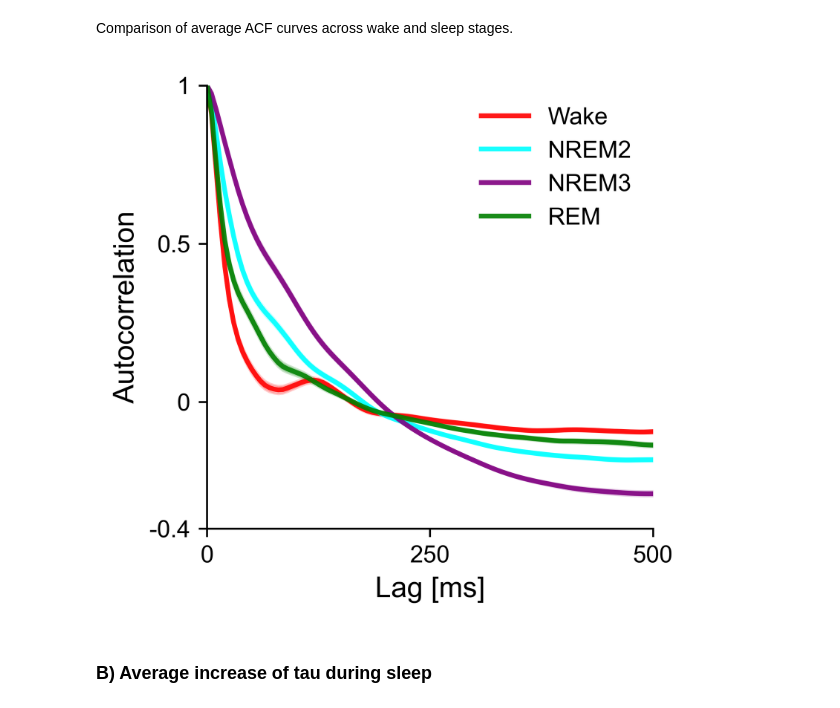
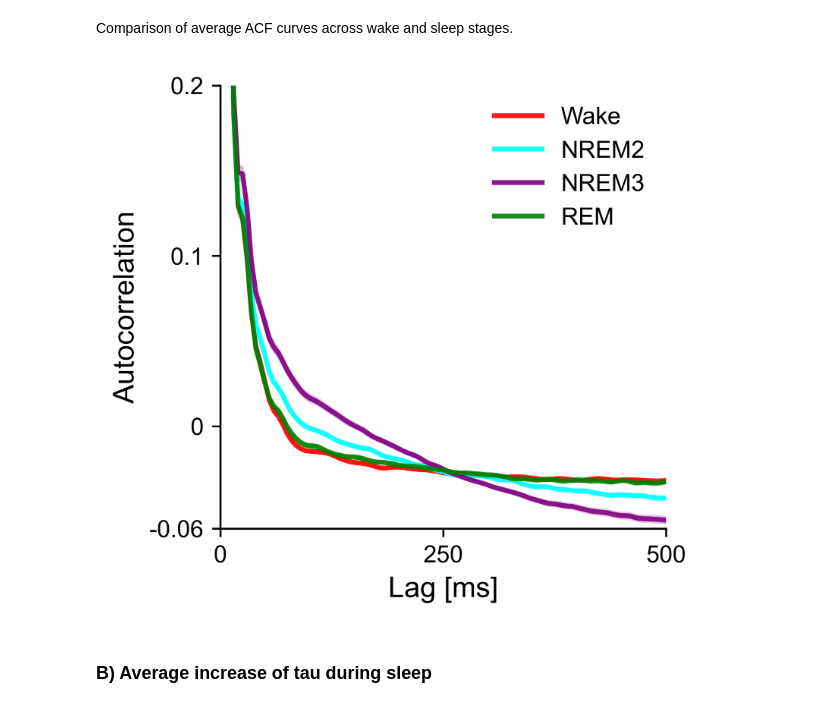
Before and after one commit to cusinatr/MNI-Analysis, a Jupyter notebook: Analysis/Fig_gamma.ipynb, the cells around one changed output. Cells and saved outputs as stored; diff of their text form; code cells hidden in the pictures.

```diff
--- a/Analysis/Fig_gamma.ipynb
+++ b/Analysis/Fig_gamma.ipynb
@@ -96,39 +96,36 @@ for stage in stages:
 
     # Figure ACF
     ax.plot(
         lags * 1000,
         acf_stage_avg,
         c=stage_colors[stage],
         label=title_dict[stage],
         lw=2,
         alpha=0.9,
     )
     ax.fill_between(
         lags * 1000,
         acf_stage_avg - acf_stage_se,
         acf_stage_avg + acf_stage_se,
         color=stage_colors[stage],
         alpha=0.2,
     )
 # Plot parameters
-# ax.set_title("Average Broadband ACF", fontsize=fsize.TITLE_SIZE)
 ax.set_xlim(0, 500)
 ax.set_xticks([0, 250, 500], labels=[0, 250, 500], fontsize=plots.fsize.TICK_SIZE)
 ax.set_xlabel("Lag [ms]", fontsize=plots.fsize.LABEL_SIZE)
-ax.set_ylim(-0.4, 1)
-ax.set_yticks(
-    [-0.4, 0, 0.5, 1], labels=[-0.4, 0, 0.5, 1], fontsize=plots.fsize.TICK_SIZE
-)
+ax.set_ylim(-0.06, 0.2)
+ax.set_yticks([-0.06, 0, 0.1, 0.2], labels=[-0.06, 0, 0.1, 0.2], fontsize=plots.fsize.TICK_SIZE)
 ax.set_ylabel("Autocorrelation", fontsize=plots.fsize.LABEL_SIZE)
 ax.spines[["top", "right"]].set_visible(False)
 ax.legend(frameon=False, fontsize=plots.fsize.TICK_SIZE, loc="upper right")
 
 # Save figure
 plots.save_figure(fig, fig_path.joinpath(f"ACF_average.svg"))
 
 plt.show()
 # %% [output]
-[figure, old version]
+[figure, new version]
 # %% [markdown]
 ### B) Average increase of tau during sleep
 # %% [markdown]
```
Also changed, not shown: parts of 7 cells of this notebook.
